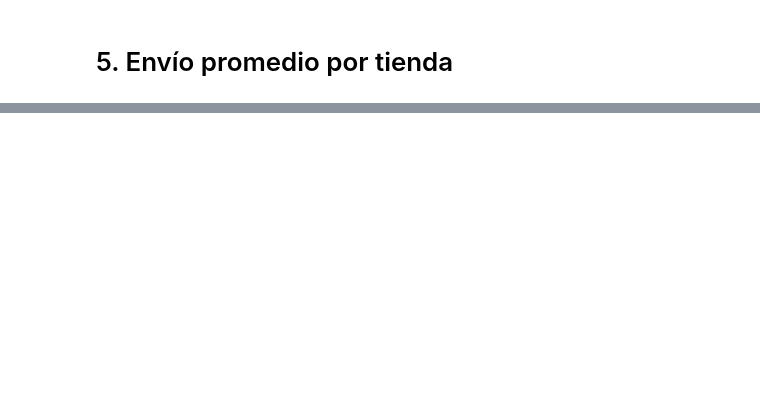
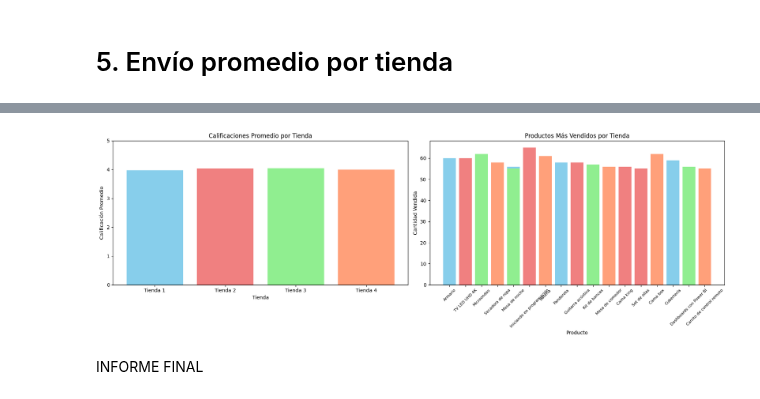
Before and after one commit to Ivan8Garcia/challenge-data-science, a Jupyter notebook: AluraStoreLatam.ipynb, the cells around one changed output, grey strips where cells are left out. Cells and saved outputs as stored; diff of their text form; code cells hidden in the pictures; blank space fills up the shorter version.

```diff
--- a/AluraStoreLatam.ipynb
+++ b/AluraStoreLatam.ipynb
@@ -149,0 +501,38 @@ suma = sum(lista)
+# %%
+# prompt: haz 2 graficas, una de  las opiniones de los clientes para cada tienda y otra para los productos más vendidos en cada tienda
+
+# ... (Your existing code) ...
+
+# Create a figure and axes for the plots
+fig, axes = plt.subplots(1, 2, figsize=(18, 6))
+
+# Plot 1: Customer Ratings
+axes[0].bar(df_promedios['Tienda'], df_promedios['Calificación Promedio'], color=['skyblue', 'lightcoral', 'lightgreen', 'lightsalmon'])
+axes[0].set_xlabel("Tienda")
+axes[0].set_ylabel("Calificación Promedio")
+axes[0].set_title("Calificaciones Promedio por Tienda")
+axes[0].set_ylim(0, 5)
+
+
+#Plot 2: Top Products
+# Combine top products data for all stores into one DataFrame
+top_products_all = pd.concat([top_tienda1, top_tienda2, top_tienda3, top_tienda4], axis=0, keys=['Tienda 1', 'Tienda 2', 'Tienda 3', 'Tienda 4'])
+top_products_all = top_products_all.reset_index()
+top_products_all = top_products_all.rename(columns = {'level_0':'Tienda', 'level_1':'Producto', 'Precio':'Cantidad Vendida'})
+
+
+# Create a bar plot of the top products for each store
+axes[1].bar(top_products_all['Producto'], top_products_all['Cantidad Vendida'], color=['skyblue', 'lightcoral', 'lightgreen', 'lightsalmon'])
+axes[1].set_xlabel("Producto")
+axes[1].set_ylabel("Cantidad Vendida")
+axes[1].set_title("Productos Más Vendidos por Tienda")
+axes[1].tick_params(axis='x', rotation=45, labelsize=8) # Rotate x-axis labels
+
+
+# Adjust layout to prevent overlapping labels
+plt.tight_layout()
+plt.show()
+# %% [output]
+[figure, added]
+# %% [markdown]
+INFORME FINAL
```
Also changed, not shown: parts of 15 cells of this notebook.
